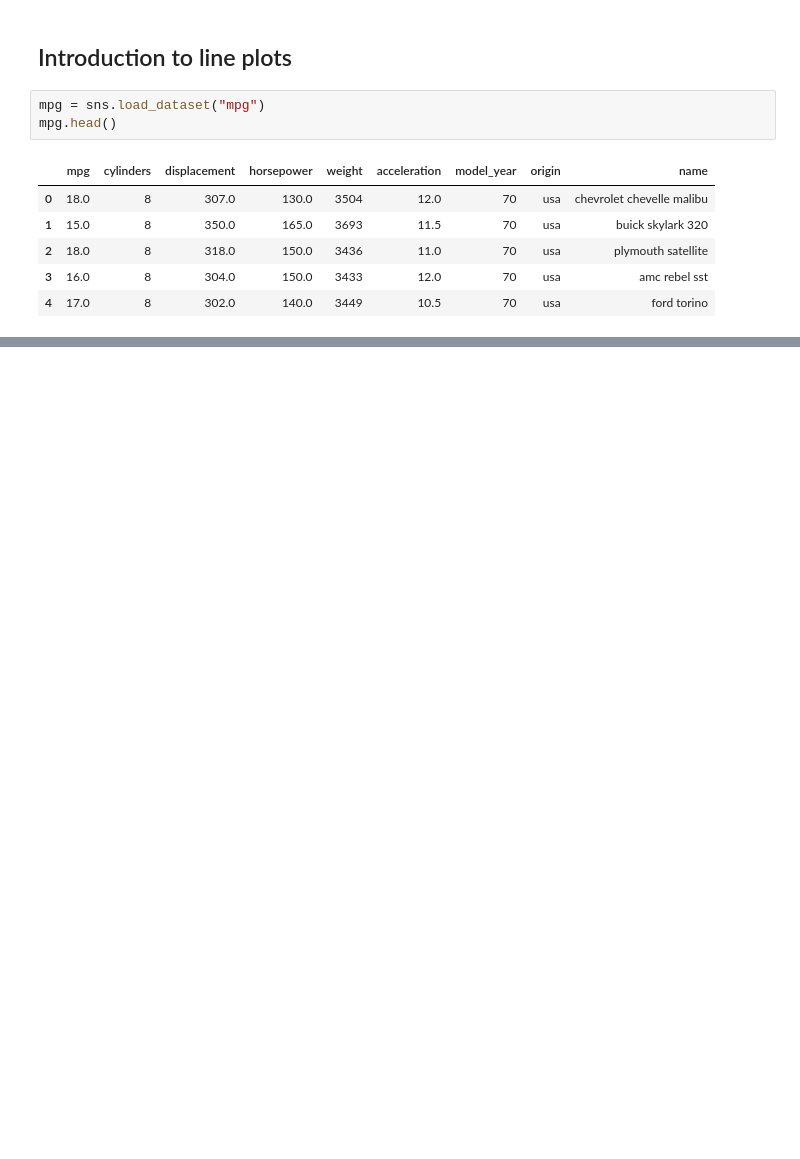
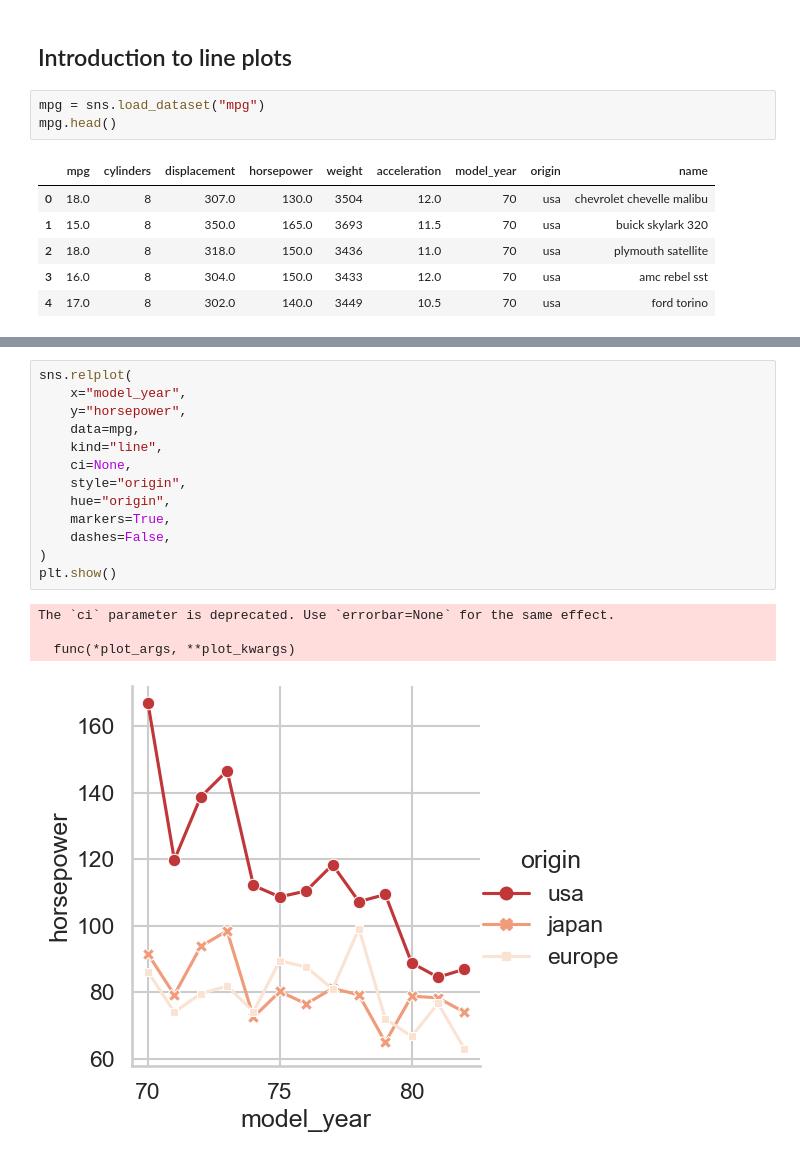
Before and after one commit to Adhamxiii/My-Journey-to-Learn-Python, a Jupyter notebook: Lesson 5/Introduction to Data Visualization with Seaborn.ipynb, the cells around one changed output, grey strips where cells are left out. Saved outputs shown, nothing was run; the diff lists cells and outputs as text; blank space fills up the shorter version.

```diff
--- a/Lesson 5/Introduction to Data Visualization with Seaborn.ipynb
+++ b/Lesson 5/Introduction to Data Visualization with Seaborn.ipynb
@@ -117,0 +134,18 @@ sns.relplot(x='model_year', y='mpg', data=mpg, kind='scatter')
+# %%
+sns.relplot(
+    x="model_year",
+    y="horsepower",
+    data=mpg,
+    kind="line",
+    ci=None,
+    style="origin",
+    hue="origin",
+    markers=True,
+    dashes=False,
+)
+plt.show()
+# %% [output]
+The `ci` parameter is deprecated. Use `errorbar=None` for the same effect.
+
+  func(*plot_args, **plot_kwargs)
+[figure, added]
```
Also changed, not shown: parts of 32 cells of this notebook.
